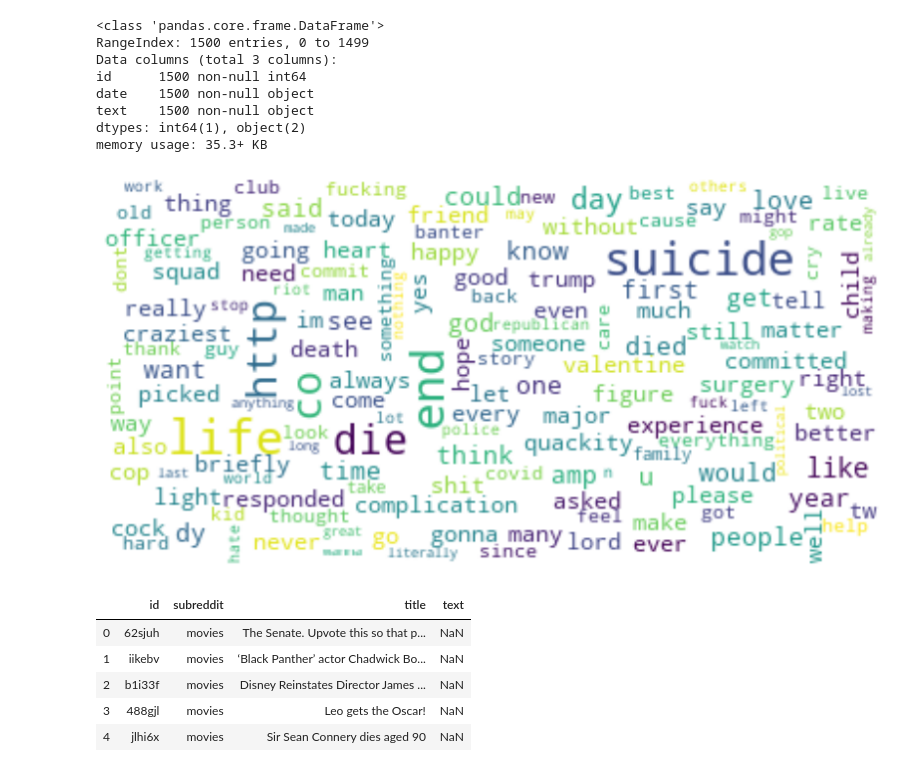
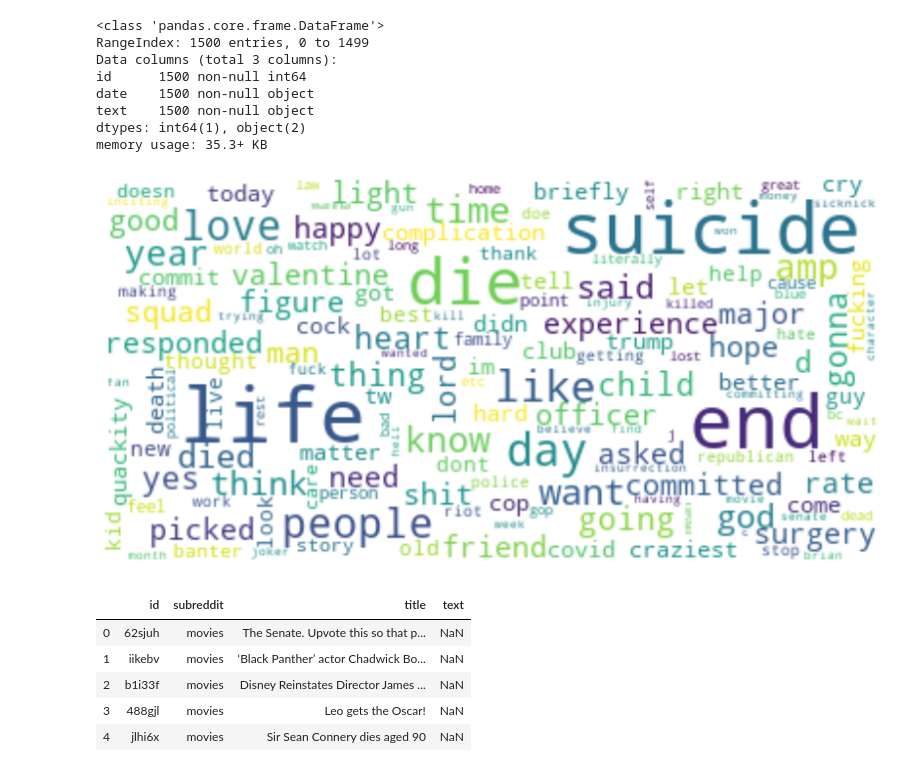
Before and after one commit to soumyajit4419/AI_For_Social_Good, a Jupyter notebook: Src/Text_Analysis_And_Cleaning.ipynb, the cells around one changed output. Cells and saved outputs as stored; diff of their text form; code cells hidden in the pictures.

```diff
--- a/Src/Text_Analysis_And_Cleaning.ipynb
+++ b/Src/Text_Analysis_And_Cleaning.ipynb
@@ -59,18 +64,23 @@ title        2957 non-null object
 text         2564 non-null object
 dtypes: object(4)
 memory usage: 92.5+ KB
+# %%
+new_words = ["http", "www", "co", "u", "com", "t", "s", "m",
+             "ve", "dy", "ll", 'n', 'r', 'b', "wa", "y", "don", "ha"]
+for words in new_words:
+    all_stopwords.add(words)
 # %%
 df['text'].fillna(value=' ',inplace=True)
 # %%
-df['title'] = df['title'].apply(clean_text)
-df['text'] = df['text'].apply(clean_text)
+df['title'] = df['title'].apply(clean_text, stopwords = all_stopwords)
+df['text'] = df['text'].apply(clean_text, stopwords = all_stopwords)
 # %%
 df['cleaned'] = combine_data(df['title'],df['text'])
 # %%
 df.to_csv('./cleanedRedditSuicide.csv', index=False)
 # %%
 fdist = generate_frequency(df['cleaned'])
-top_words = fdist.most_common(n=100)
+top_words = fdist.most_common(n=150)
 # %%
 word_dict = {}
 for i in range(len(top_words)):
@@ -107,7 +117,7 @@ text    1500 non-null object
 dtypes: int64(1), object(2)
 memory usage: 35.3+ KB
 # %%
-df['cleaned'] = df['text'].apply(clean_text)
+df['cleaned'] = df['text'].apply(clean_text,stopwords = all_stopwords)
 # %%
 df.to_csv('./cleanedTwitterSuicide.csv', index=False)
 # %%
@@ -118,14 +128,14 @@ word_dict = {}
 for i in range(len(top_words)):
     word_dict[top_words[i][0]] = top_words[i][1]
 # %%
-wordcloud = WordCloud(background_color="white",max_font_size=25).generate_from_frequencies(word_dict)
+wordcloud = WordCloud(background_color="white",max_font_size=40).generate_from_frequencies(word_dict)
 
 plt.figure(figsize = (14, 8))
 plt.imshow(wordcloud, interpolation='bilinear')
 plt.axis("off")
 plt.show()
 # %% [output]
-[figure, old version]
+[figure, new version]
 # %%
 df = pd.read_csv('../Dataset/NoSuicideData.csv')
 # %%
```
Also changed, not shown: parts of 5 cells of this notebook, 12 other files.
